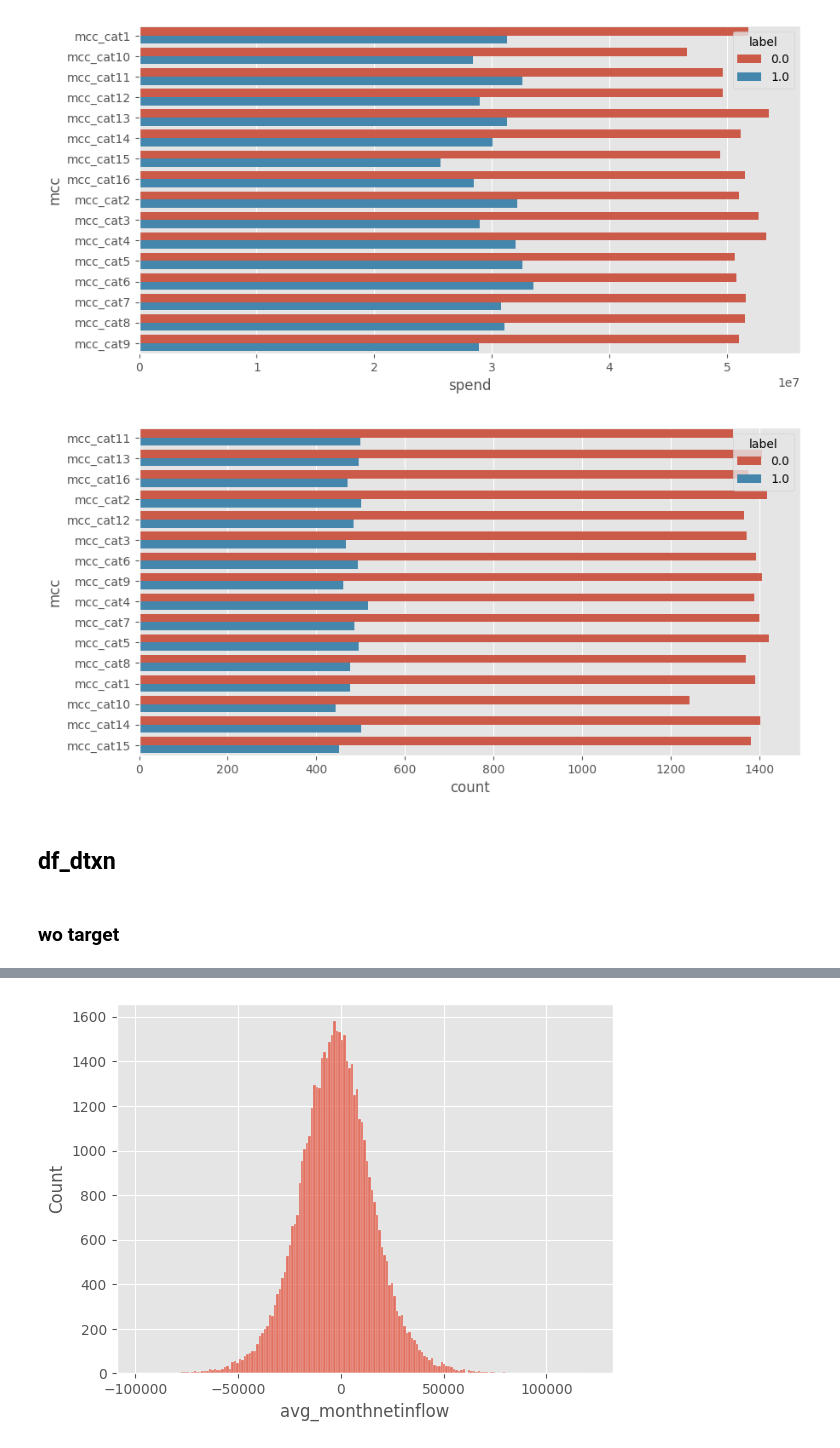
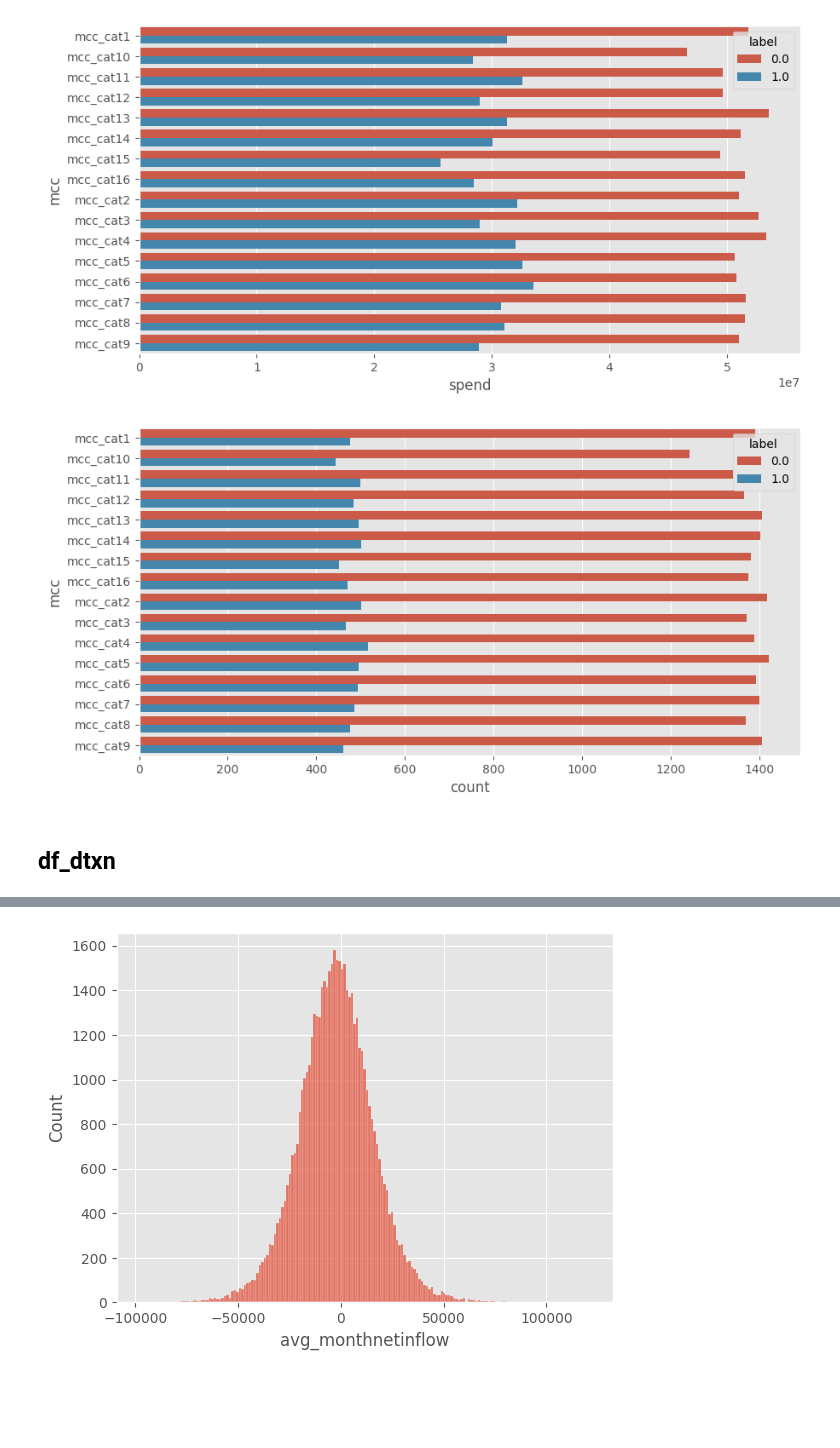
Before and after one commit to terjirapat/CreditCardChurning, a Jupyter notebook: main.ipynb, the cells around one changed output, grey strips where cells are left out. Cells and saved outputs as stored; diff of their text form; code cells hidden in the pictures; blank space fills up the shorter version.

```diff
--- a/main.ipynb
+++ b/main.ipynb
@@ -550,7 +577,7 @@ plt.show()
 [figure]
 # %%
 plt.figure(figsize=(10,5))
-sns.countplot(y='mcc', hue='label', data=df_cctxn_y)
+sns.countplot(y='mcc', hue='label', data=df_cctxn_y, order=sorted(df_cctxn_y['mcc'].unique()))
 plt.show()
 # %% [output]
-[figure, old version]
+[figure, new version]
@@ -562,4 +584,2 @@ plt.show()
 # %% [markdown]
 ## df_dtxn
-# %% [markdown]
-### wo target
```
Also changed, not shown: parts of 50 cells of this notebook.
